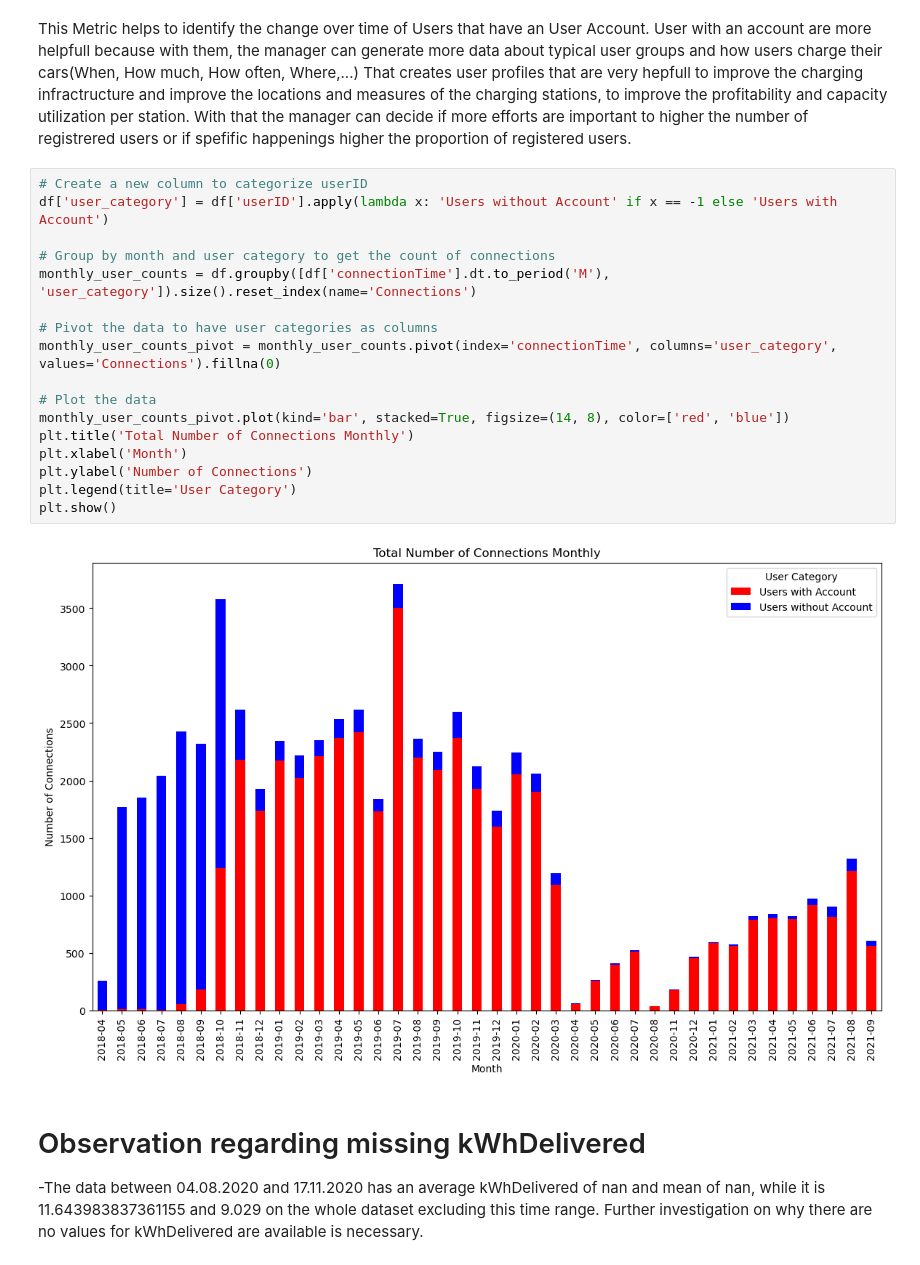
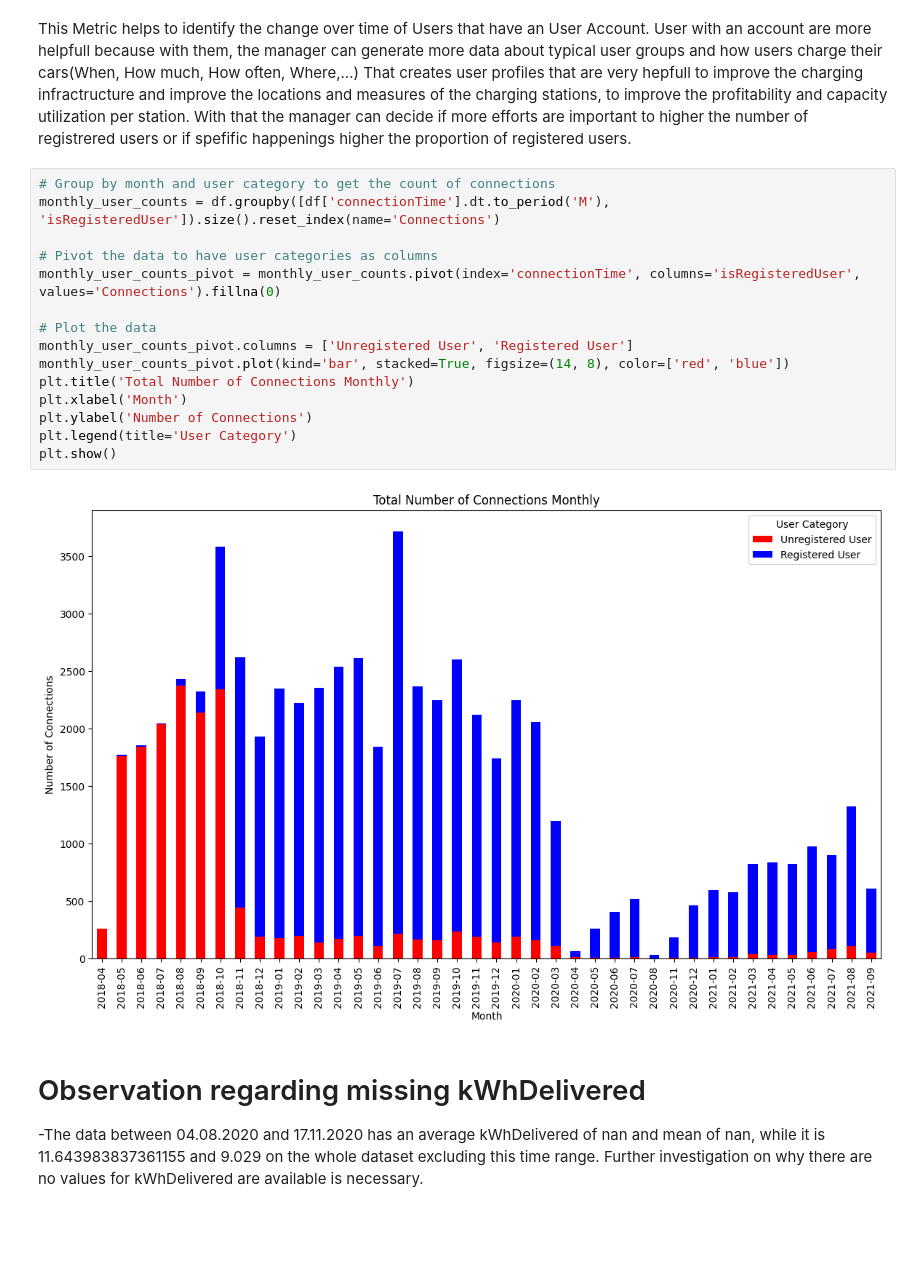
Before and after one commit to helloworldfromleo/AA, a Jupyter notebook: 03_Final_Submission.ipynb, the cells around one changed output. Saved outputs shown, nothing was run; the diff lists cells and outputs as text; blank space fills up the shorter version.

```diff
--- a/03_Final_Submission.ipynb
+++ b/03_Final_Submission.ipynb
@@ -538,24 +528,22 @@ print(zero_values_count,null_values_count,average_kwh_excluded, median_kwh_exclu
 # %% [markdown]
 This Metric helps to identify the change over time of Users that have an User Account. User with an account are more helpfull because with them, the manager can generate more data about typical user groups and how users charge their cars(When, How much, How often, Where,...) That creates user profiles that are very hepfull to improve the charging infractructure and improve the locations and measures of the charging stations, to improve the profitability and capacity utilization per station. With that the manager can decide if more efforts are important to higher the number of registrered users or if spefific happenings higher the proportion of registered users.
 # %%
-# Create a new column to categorize userID
-df['user_category'] = df['userID'].apply(lambda x: 'Users without Account' if x == -1 else 'Users with Account')
-
 # Group by month and user category to get the count of connections
-monthly_user_counts = df.groupby([df['connectionTime'].dt.to_period('M'), 'user_category']).size().reset_index(name='Connections')
+monthly_user_counts = df.groupby([df['connectionTime'].dt.to_period('M'), 'isRegisteredUser']).size().reset_index(name='Connections')
 
 # Pivot the data to have user categories as columns
-monthly_user_counts_pivot = monthly_user_counts.pivot(index='connectionTime', columns='user_category', values='Connections').fillna(0)
+monthly_user_counts_pivot = monthly_user_counts.pivot(index='connectionTime', columns='isRegisteredUser', values='Connections').fillna(0)
 
 # Plot the data
+monthly_user_counts_pivot.columns = ['Unregistered User', 'Registered User']
 monthly_user_counts_pivot.plot(kind='bar', stacked=True, figsize=(14, 8), color=['red', 'blue'])
 plt.title('Total Number of Connections Monthly')
 plt.xlabel('Month')
 plt.ylabel('Number of Connections')
 plt.legend(title='User Category')
 plt.show()
 # %% [output]
-[figure, old version]
+[figure, new version]
 # %% [markdown]
 # Observation regarding missing kWhDelivered
 -The data between 04.08.2020 and 17.11.2020 has an average kWhDelivered of nan and mean of nan, while it is 11.643983837361155 and 9.029 on the whole dataset excluding this time range. Further investigation on why there are no values for kWhDelivered are available is necessary.
```
Also changed, not shown: parts of 7 cells of this notebook.
